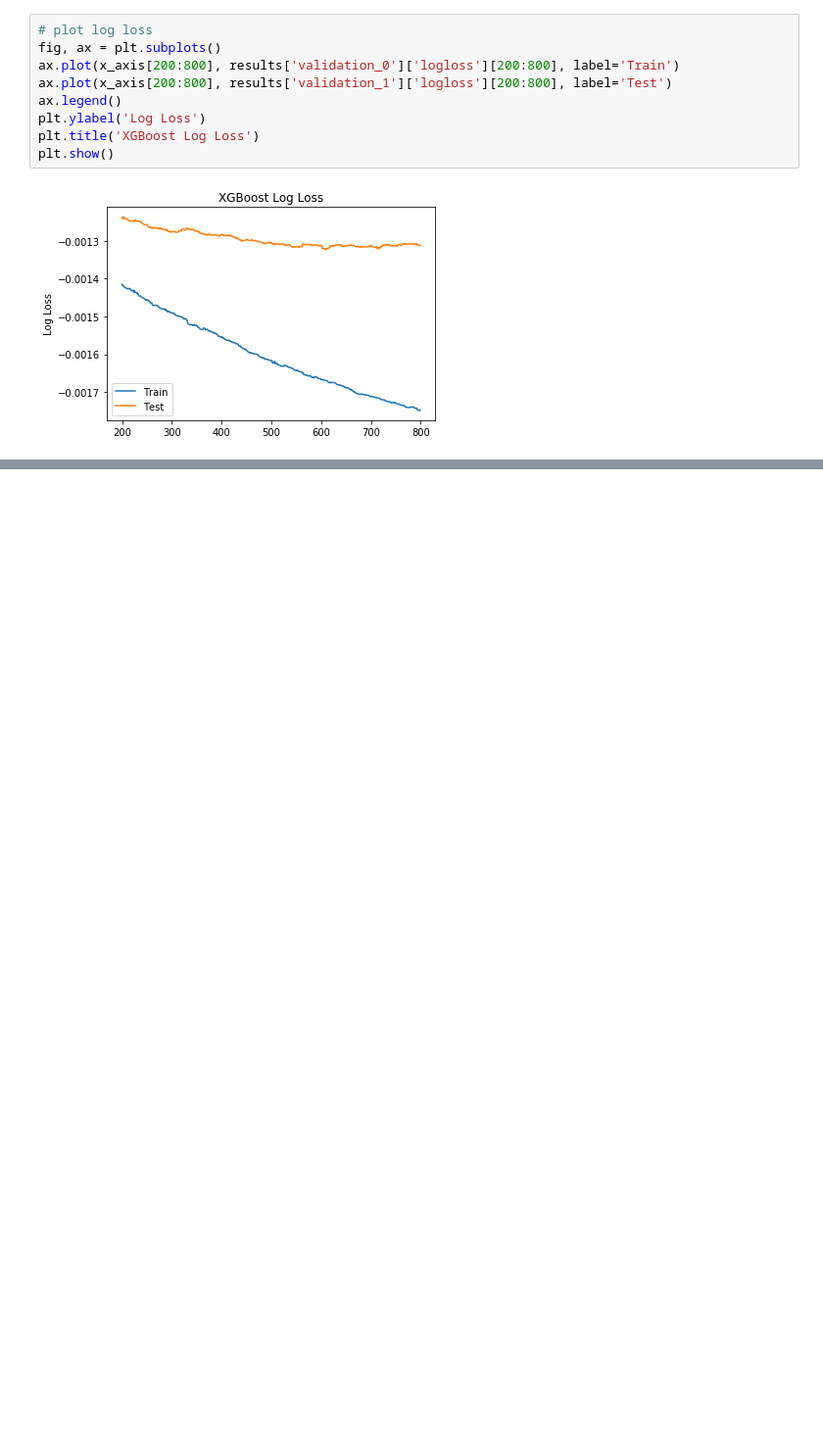
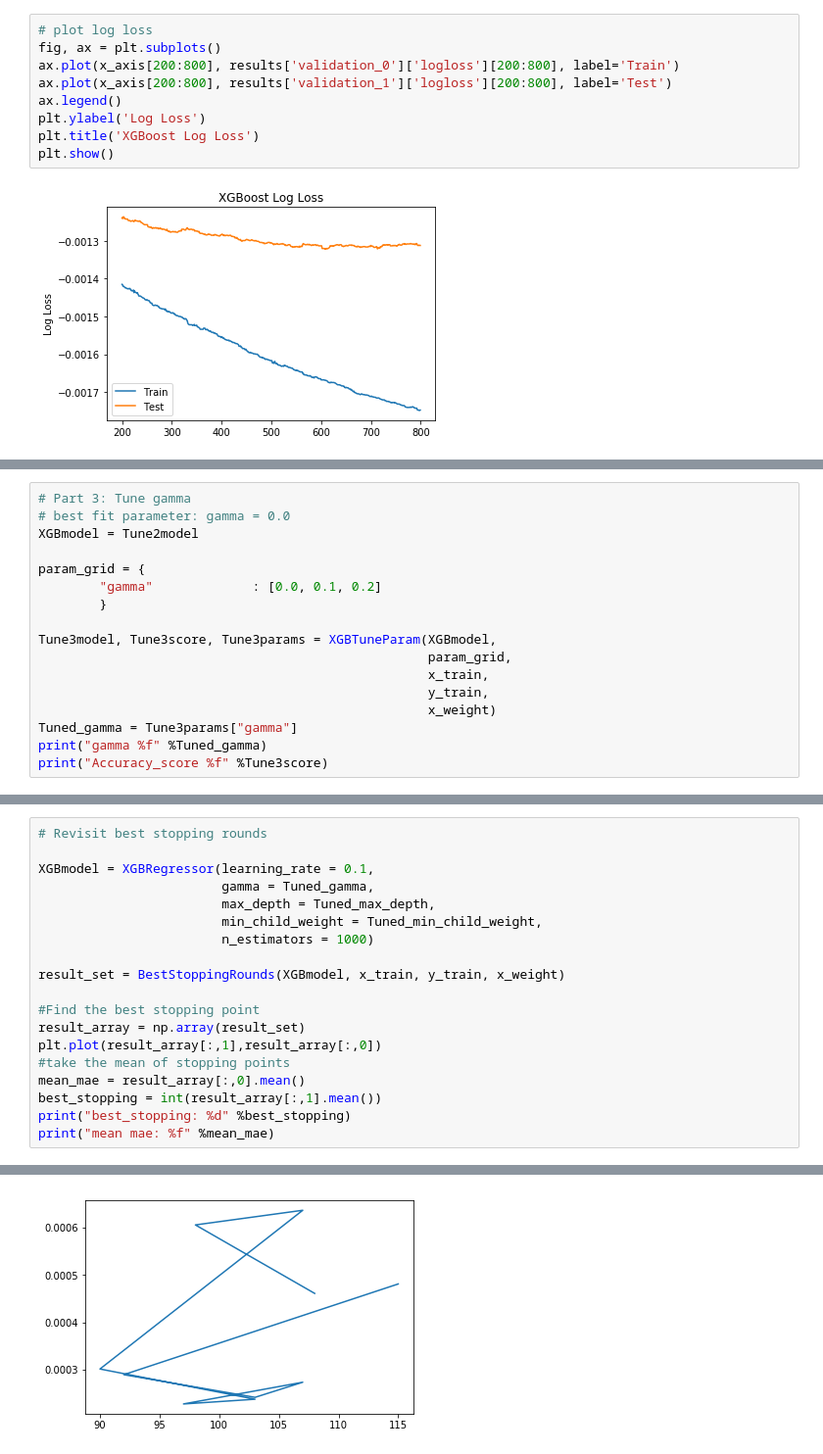
Before and after one commit to tboson/StockPredictor, a Jupyter notebook: Code/ProcessData.ipynb, the cells around one changed output, grey strips where cells are left out. Shown at 98% size. Drawn from its saved outputs; the diff is of its cells as text; blank space fills up the shorter version.

```diff
--- a/Code/ProcessData.ipynb
+++ b/Code/ProcessData.ipynb
@@ -407,0 +225,17 @@ acc_set.shape
+# %%
+# Part 3: Tune gamma
+# best fit parameter: gamma = 0.0
+XGBmodel = Tune2model
+
+param_grid = {
+        "gamma"             : [0.0, 0.1, 0.2]
+        }
+
+Tune3model, Tune3score, Tune3params = XGBTuneParam(XGBmodel,
+                                                   param_grid,
+                                                   x_train,
+                                                   y_train,
+                                                   x_weight)
+Tuned_gamma = Tune3params["gamma"]
+print("gamma %f" %Tuned_gamma)
+print("Accuracy_score %f" %Tune3score)
@@ -407,0 +254,20 @@ acc_set.shape
+# %%
+# Revisit best stopping rounds
+
+XGBmodel = XGBRegressor(learning_rate = 0.1,
+                        gamma = Tuned_gamma,
+                        max_depth = Tuned_max_depth,
+                        min_child_weight = Tuned_min_child_weight,
+                        n_estimators = 1000)
+
+result_set = BestStoppingRounds(XGBmodel, x_train, y_train, x_weight)
+
+#Find the best stopping point
+result_array = np.array(result_set)
+plt.plot(result_array[:,1],result_array[:,0])
+#take the mean of stopping points
+mean_mae = result_array[:,0].mean()
+best_stopping = int(result_array[:,1].mean())
+print("best_stopping: %d" %best_stopping)
+print("mean mae: %f" %mean_mae)
+# %% [output]
@@ -407,0 +291 @@ acc_set.shape
+[figure, added]
```
Also changed, not shown: parts of 33 cells of this notebook.
